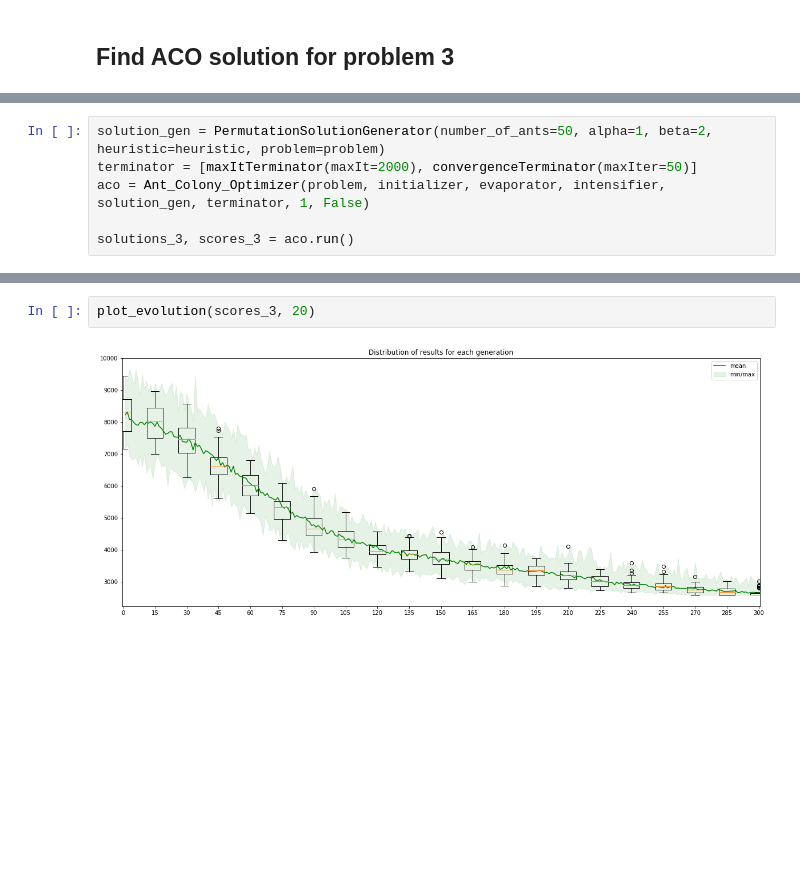
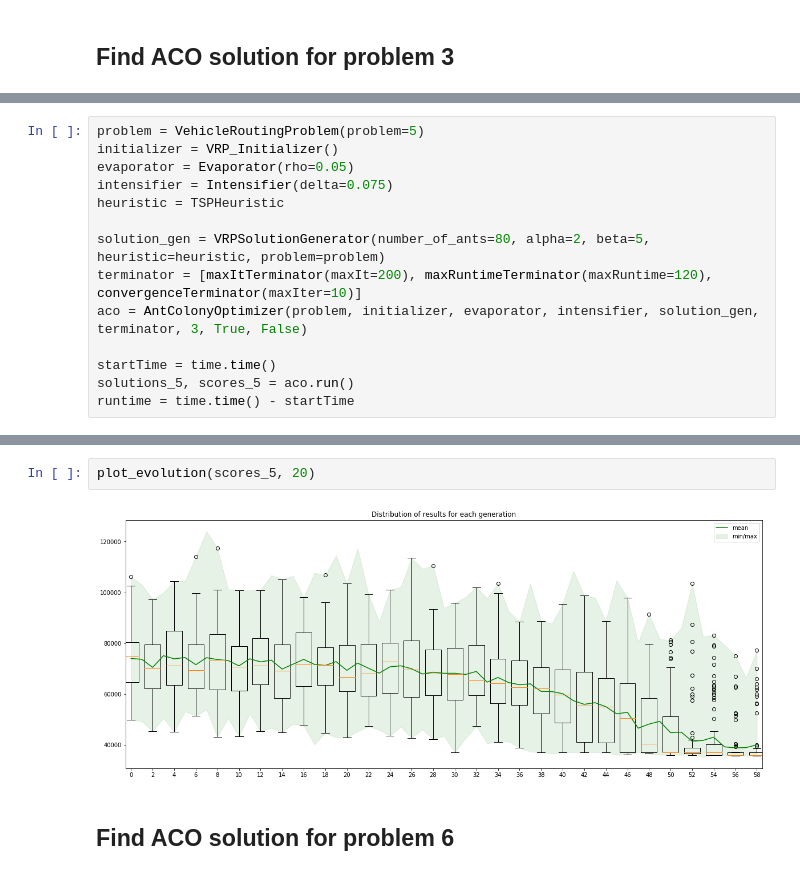
Before and after one commit to hwuebben/NatureInspiredAlgorithms, a Jupyter notebook: Final_Task_ACO_full/ACO_experiments-final.ipynb, the cells around one changed output, grey strips where cells are left out. Saved outputs shown, nothing was run; the diff lists cells and outputs as text; blank space fills up the shorter version.

Commit message:
Performance Optimization of Solution Generator. Incremental improvement of code and in source documentation.

```diff
--- a/Final_Task_ACO_full/ACO_experiments-final.ipynb
+++ b/Final_Task_ACO_full/ACO_experiments-final.ipynb
@@ -405,6 +479,14 @@ plot_evolution(scores_3, 20)
 # %%
-solution_gen = PermutationSolutionGenerator(number_of_ants=50, alpha=1, beta=2, heuristic=heuristic, problem=problem)
-terminator = [maxItTerminator(maxIt=2000), convergenceTerminator(maxIter=50)]
-aco = Ant_Colony_Optimizer(problem, initializer, evaporator, intensifier, solution_gen, terminator, 1, False)
+problem = VehicleRoutingProblem(problem=5)
+initializer = VRP_Initializer()
+evaporator = Evaporator(rho=0.05)
+intensifier = Intensifier(delta=0.075)
+heuristic = TSPHeuristic
 
-solutions_3, scores_3 = aco.run()
+solution_gen = VRPSolutionGenerator(number_of_ants=80, alpha=2, beta=5, heuristic=heuristic, problem=problem)
+terminator = [maxItTerminator(maxIt=200), maxRuntimeTerminator(maxRuntime=120), convergenceTerminator(maxIter=10)]
+aco = AntColonyOptimizer(problem, initializer, evaporator, intensifier, solution_gen, terminator, 3, True, False)
+
+startTime = time.time()
+solutions_5, scores_5 = aco.run()
+runtime = time.time() - startTime
@@ -415,5 +517,7 @@ Best score for problem 3, alpha=1, beta=2:  2586
 # %%
-plot_evolution(scores_3, 20)
+plot_evolution(scores_5, 20)
 # %% [output]
-[figure, old version]
+[figure, new version]
+# %% [markdown]
+## Find ACO solution for problem 6
 # %%
```
Also changed, not shown: parts of 85 cells of this notebook, 5 other files.
